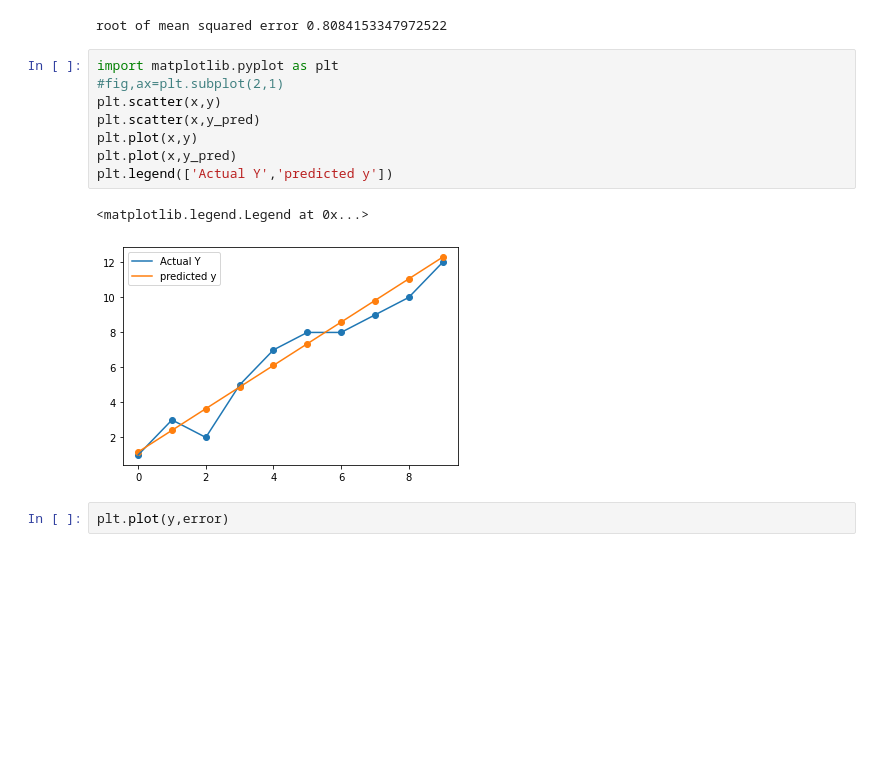
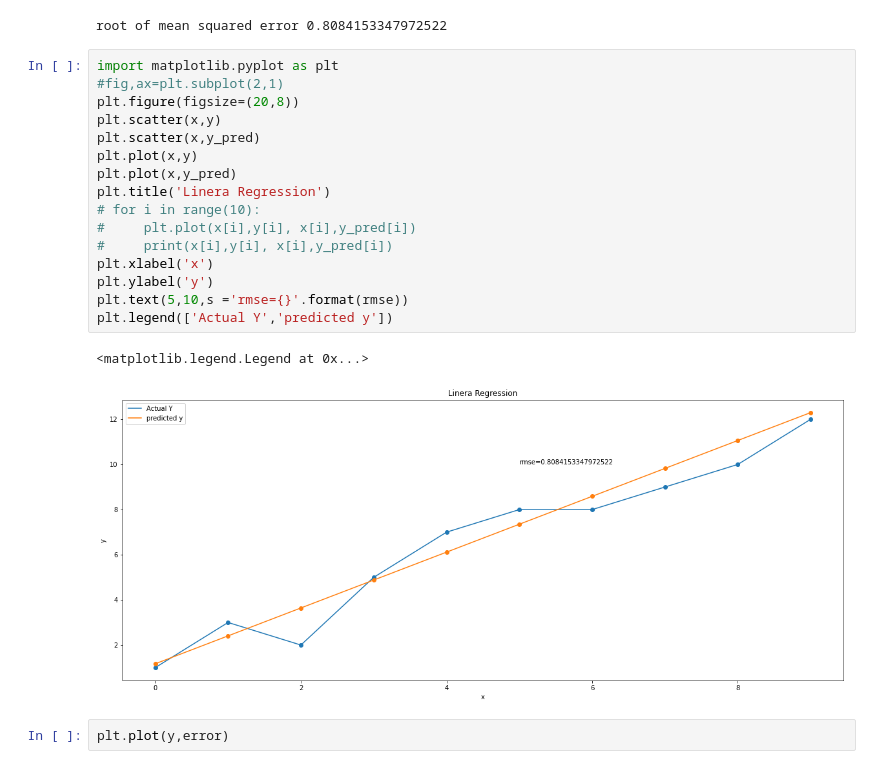
Before and after one commit to lordzohar/ga-learner-dsmp-repo, a Jupyter notebook: Datascience practice/LinearRegression.ipynb, the cells around one changed output. Cells and saved outputs as stored; diff of their text form; blank space fills up the shorter version.

```diff
--- a/Datascience practice/LinearRegression.ipynb
+++ b/Datascience practice/LinearRegression.ipynb
@@ -68,14 +91,22 @@ root of mean squared error 0.8084153347972522
 # %%
 import matplotlib.pyplot as plt
 #fig,ax=plt.subplot(2,1)
+plt.figure(figsize=(20,8))
 plt.scatter(x,y)
 plt.scatter(x,y_pred)
 plt.plot(x,y)
 plt.plot(x,y_pred)
+plt.title('Linera Regression')
+# for i in range(10):
+#     plt.plot(x[i],y[i], x[i],y_pred[i])
+#     print(x[i],y[i], x[i],y_pred[i])
+plt.xlabel('x')
+plt.ylabel('y')
+plt.text(5,10,s ='rmse={}'.format(rmse))
 plt.legend(['Actual Y','predicted y'])
 # %% [output]
 <matplotlib.legend.Legend at 0x...>
-[figure, old version]
+[figure, new version]
 # %%
 plt.plot(y,error)
 # %% [output]
```
Also changed, not shown: parts of 3 cells of this notebook.
